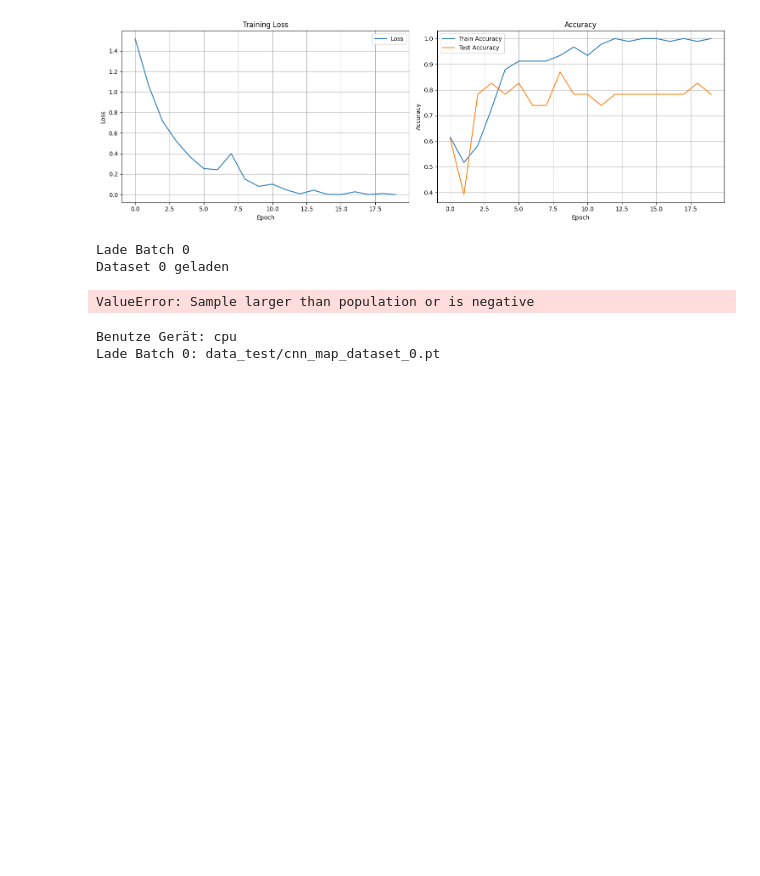
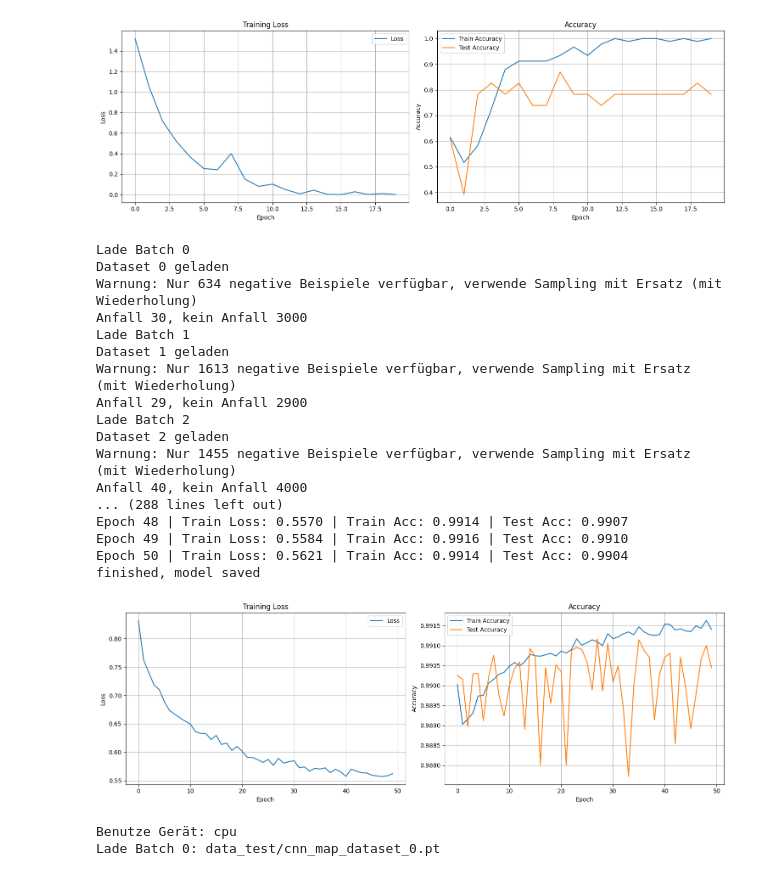
Before and after one commit to Sophies5s68/wki-sose25, a Jupyter notebook: CNN_testmodel.ipynb, the cells around one changed output. Cells and saved outputs as stored; diff of their text form; code cells hidden in the pictures; blank space fills up the shorter version.

```diff
--- a/CNN_testmodel.ipynb
+++ b/CNN_testmodel.ipynb
@@ -179,7 +179,12 @@ for file_path in file_paths:
     negative = [g for g in dataset if g[1].item() == 0]
 
     # 100 mal soviel negativ, wie positiv, als weight anpassen
-    negative = random.sample(negative, len(positive)*100)
+    required_negatives = len(positive) * 100
+    if len(negative) < required_negatives:
+        print(f"Warnung: Nur {len(negative)} negative Beispiele verfügbar, verwende Sampling mit Ersatz (mit Wiederholung)")
+        negative = random.choices(negative, k=required_negatives)  # mit Wiederholung
+    else:
+        negative = random.sample(negative, required_negatives)
     print(f"Anfall {len(positive)}, kein Anfall {len(negative)}")
     weighted_data = positive + negative
     random.shuffle(weighted_data)
@@ -219,7 +224,7 @@ for epoch in range(1, num_epochs + 1):
     train_accuracies.append(train_acc)
     test_accuracies.append(test_acc)
 
-    #print(f"Epoch {epoch:02d} | Train Loss: {train_loss:.4f} | Train Acc: {train_acc:.4f} | Test Acc: {test_acc:.4f}")
+    print(f"Epoch {epoch:02d} | Train Loss: {train_loss:.4f} | Train Acc: {train_acc:.4f} | Test Acc: {test_acc:.4f}")
 
 torch.save(model, "trained_cnn_long.pth")
 print("finished, model saved")
@@ -228,34 +233,49 @@ print("finished, model saved")
 epochs = range(1, len(train_losses) + 1)
 
 #Prozess plotten
 plt.figure(figsize=(15, 5))
 
 # Plot Loss
 plt.subplot(1, 2, 1)
 plt.plot(train_losses, label='Loss')
 plt.xlabel('Epoch')
 plt.ylabel('Loss')
 plt.title('Training Loss')
 plt.grid(True)
 plt.legend()
 
 # Accuracy
 plt.subplot(1, 2, 2)
 plt.plot(train_accuracies, label='Train Accuracy')
 plt.plot(test_accuracies, label='Test Accuracy')
 plt.xlabel('Epoch')
 plt.ylabel('Accuracy')
 plt.title('Accuracy')
 plt.grid(True)
 plt.legend()
 
 
 plt.tight_layout()
 plt.show()
 # %% [output]
 Lade Batch 0
 Dataset 0 geladen
+Warnung: Nur 634 negative Beispiele verfügbar, verwende Sampling mit Ersatz (mit Wiederholung)
+Anfall 30, kein Anfall 3000
+Lade Batch 1
+Dataset 1 geladen
+Warnung: Nur 1613 negative Beispiele verfügbar, verwende Sampling mit Ersatz (mit Wiederholung)
+Anfall 29, kein Anfall 2900
+Lade Batch 2
+Dataset 2 geladen
+Warnung: Nur 1455 negative Beispiele verfügbar, verwende Sampling mit Ersatz (mit Wiederholung)
+Anfall 40, kein Anfall 4000
+... (288 lines left out)
+Epoch 48 | Train Loss: 0.5570 | Train Acc: 0.9914 | Test Acc: 0.9907
+Epoch 49 | Train Loss: 0.5584 | Train Acc: 0.9916 | Test Acc: 0.9910
+Epoch 50 | Train Loss: 0.5621 | Train Acc: 0.9914 | Test Acc: 0.9904
+finished, model saved
-ValueError: Sample larger than population or is negative
+[figure, added]
 # %%
 import os
 import random
```
Also changed, not shown: 2 other files.
